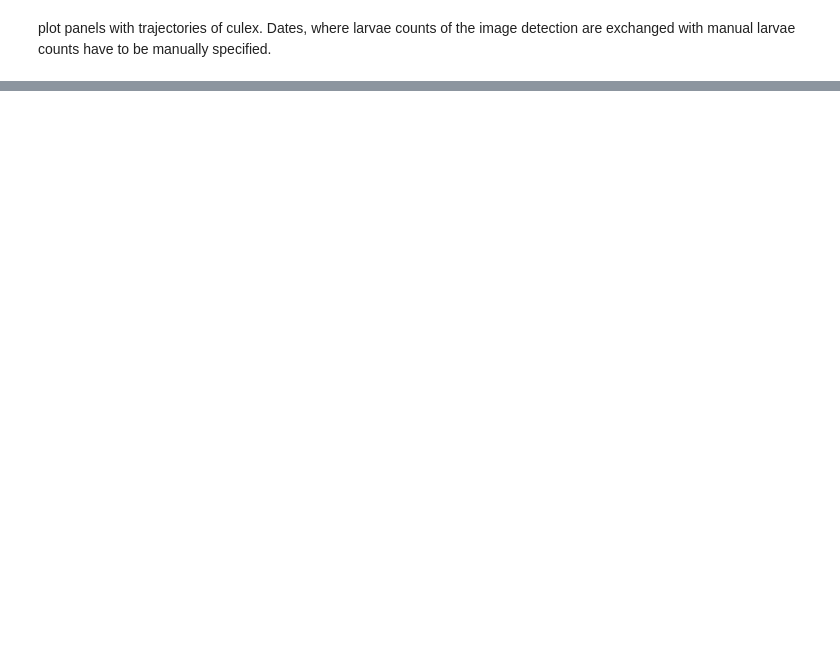
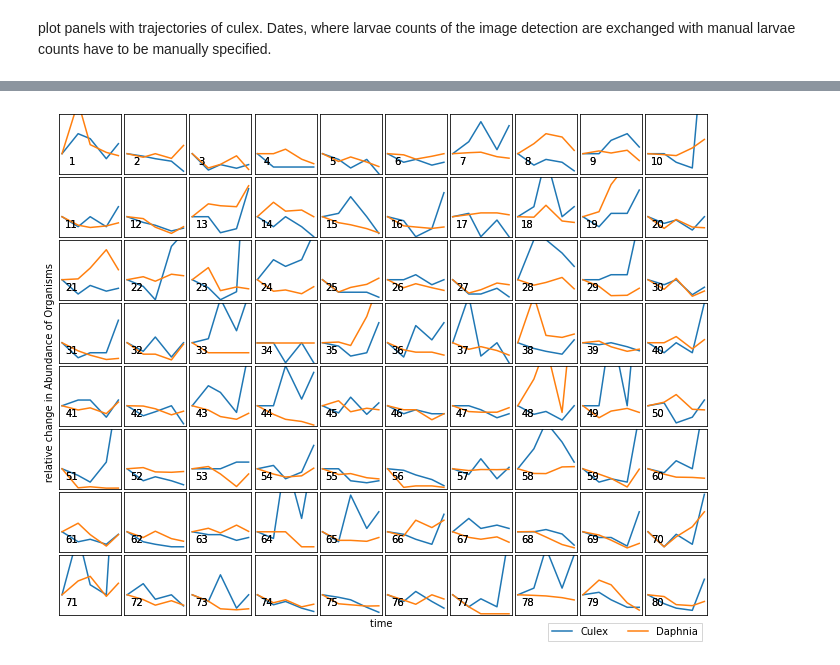
Before and after one commit to flo-schu/peek, a Jupyter notebook: scripts/daphvsculex.ipynb, the cells around one changed output, grey strips where cells are left out. Saved outputs shown, nothing was run; the diff lists cells and outputs as text; code cells hidden in the pictures; blank space fills up the shorter version.

```diff
--- a/scripts/daphvsculex.ipynb
+++ b/scripts/daphvsculex.ipynb
@@ -79,0 +90,31 @@ ax.set_xlim(0,200)
+# %%
+
+# plot relative changes of CUlex and Daphnia
+fig, axes = plt.subplots(figsize=(10,8), ncols=10, nrows=8, sharex=True, sharey=True)
+axes = axes.flatten()
+pdat = d.reset_index()
+lines = []
+for ax, i in zip(axes, np.arange(1, 81)):
+    dd = pdat.query("id == @i")
+    spcs = dd["species"].unique()
+    for s in spcs:
+        ddd = dd.query("species == @s").reset_index()
+        cnt_percent = ddd["count"] / ddd["count"][0]
+        l, = ax.plot(ddd["time"], cnt_percent, label = s)
+        ax.text(0.2, 0.2, str(i), horizontalalignment='center', verticalalignment='center', transform=ax.transAxes)        # ax.set_ylabel("Abundance")
+        # ax.set_xlabel("Time")
+        ax.set_ylim(0,3)
+        ax.set_xticks([])
+        ax.set_yticks([])
+        lines.append(l)
+
+fig.subplots_adjust(bottom=0.08, wspace=0.05, hspace=0.05, top=.95, right=0.95, left=0.05)
+
+axes[79].legend(handles = lines[:2], labels=list(spcs), loc='upper right',
+                bbox_to_anchor=(1, -0.05),fancybox=False, shadow=False, ncol=2)
+axes[75].set_xlabel("time                      ")
+axes[40].set_ylabel("               relative change in Abundance of Organisms")
+
+plt.show()
+# %% [output]
+[figure, added]
```
Also changed, not shown: parts of 4 cells of this notebook, 2 other files.
